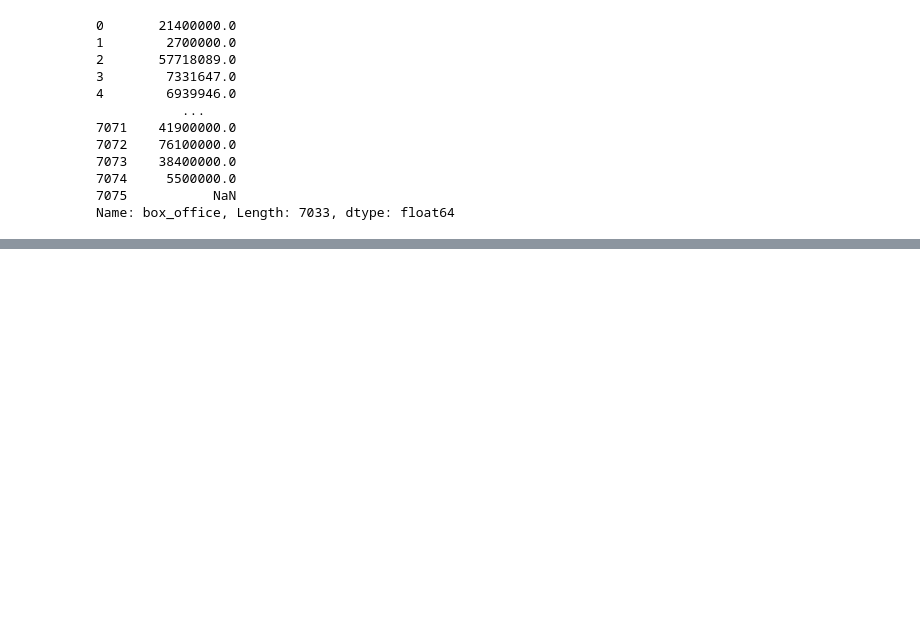
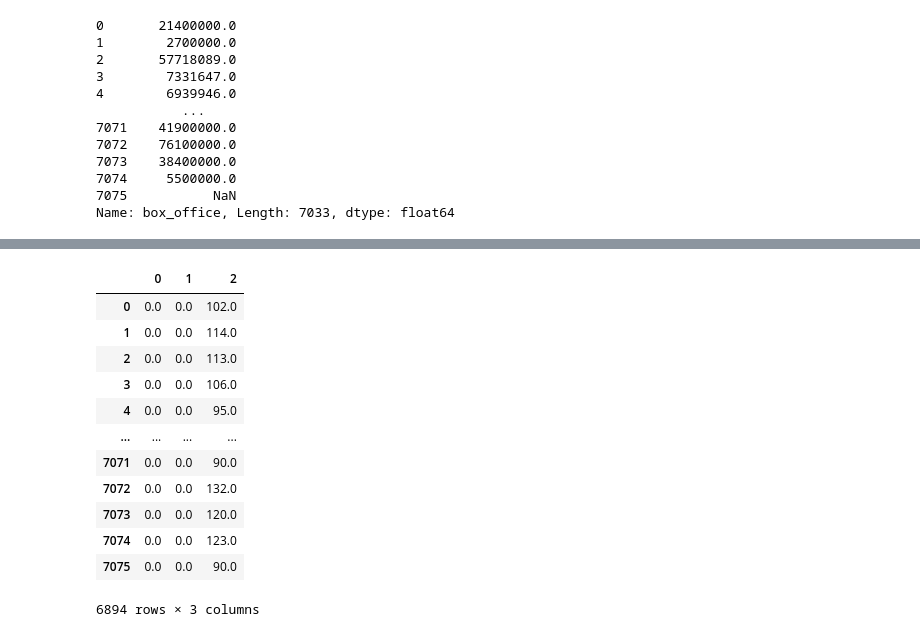
Before and after one commit to NKKhosa/Movies-ETL, a Jupyter notebook: movies.ipynb, the cells around one changed output, grey strips where cells are left out. Drawn from its saved outputs; the diff is of its cells as text; code cells hidden in the pictures; blank space fills up the shorter version.

Commit message:
Converting numeric columns from strings.

```diff
--- a/movies.ipynb
+++ b/movies.ipynb
@@ -528,0 +588,11 @@ wiki_movies_df.drop('Box office', axis=1, inplace=True)
+# %%
+# parse the budget values
+wiki_movies_df['budget'] = budget.str.extract(
+    f'({form_one}|{form_two})', flags=re.IGNORECASE)[0].apply(parse_dollars)
+
+#drop the original budget column
+wiki_movies_df.drop('Budget', axis=1, inplace=True)
+# %%
+# Parse release date
+#make a variable that holds the non-null values of release date, convert list to strings
+release_date = wiki_movies_df['Release date'].dropna().apply(lambda x: ' '.join(x) if type(x) == list else x)
@@ -528,0 +605,14 @@ wiki_movies_df.drop('Box office', axis=1, inplace=True)
+# %%
+# extract the dates
+release_date.str.extract(f'({date_form_one}|{date_form_two}|{date_form_three}|{date_form_four})', flags=re.IGNORECASE)
+
+#use built in Pandas to_datetime() fn to parse the dates
+wiki_movies_df['release_date'] = pd.to_datetime(release_date.str.extract(f'({date_form_one}|{date_form_two}|{date_form_three}|{date_form_four})', flags=re.IGNORECASE)[0], infer_datetime_format=True)
+
+#drop og Release date column
+wiki_movies_df.drop('Release date', axis=1, inplace=True)
+# %%
+# Parse running time
+#create a variable to hold the non-null values and convert lists to str
+running_time = wiki_movies_df['Running time'].dropna().apply(lambda x: ' '.join(x) if type(x) == list else x)
+running_time
@@ -528,0 +680,22 @@ wiki_movies_df.drop('Box office', axis=1, inplace=True)
+# %%
+# broaden the form and add capture groups
+running_time_extract = running_time.str.extract(r'(\d+)\s*ho?u?r?s?\s*(\d*)|(\d+)\s*m')
+
+# convert the strings to numeric values (coerce will make empty strings NaNs and then we can use fillna()to make them 0)
+running_time_extract = running_time_extract.apply(lambda col: pd.to_numeric(col, errors='coerce')).fillna(0)
+
+running_time_extract
+# %% [output]
+|  | 0 | 1 | 2 |
+| 0 | 0.0 | 0.0 | 102.0 |
+| 1 | 0.0 | 0.0 | 114.0 |
+| 2 | 0.0 | 0.0 | 113.0 |
+| 3 | 0.0 | 0.0 | 106.0 |
+| 4 | 0.0 | 0.0 | 95.0 |
+| ... | ... | ... | ... |
+| 7071 | 0.0 | 0.0 | 90.0 |
+| 7072 | 0.0 | 0.0 | 132.0 |
+| 7073 | 0.0 | 0.0 | 120.0 |
+| 7074 | 0.0 | 0.0 | 123.0 |
+| 7075 | 0.0 | 0.0 | 90.0 |
+6894 rows × 3 columns
```
Also changed, not shown: parts of 12 cells of this notebook.
